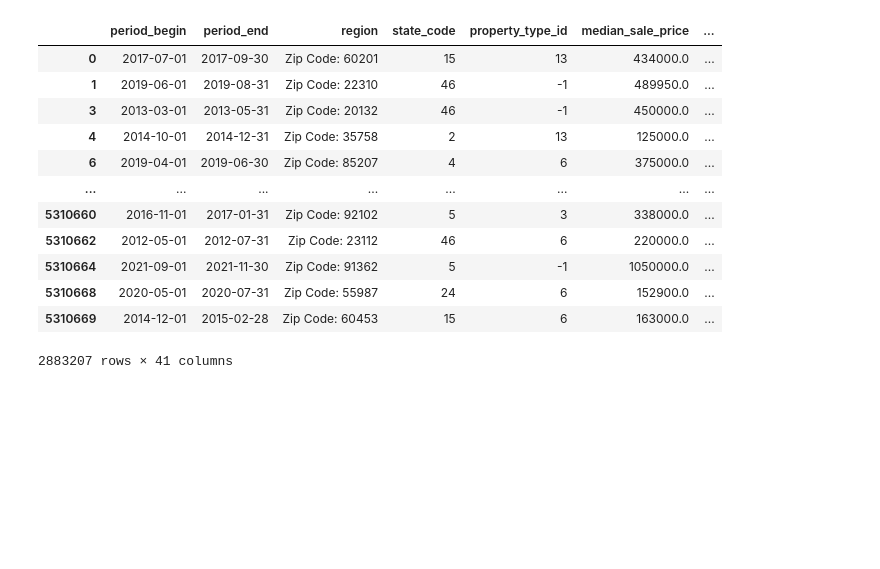
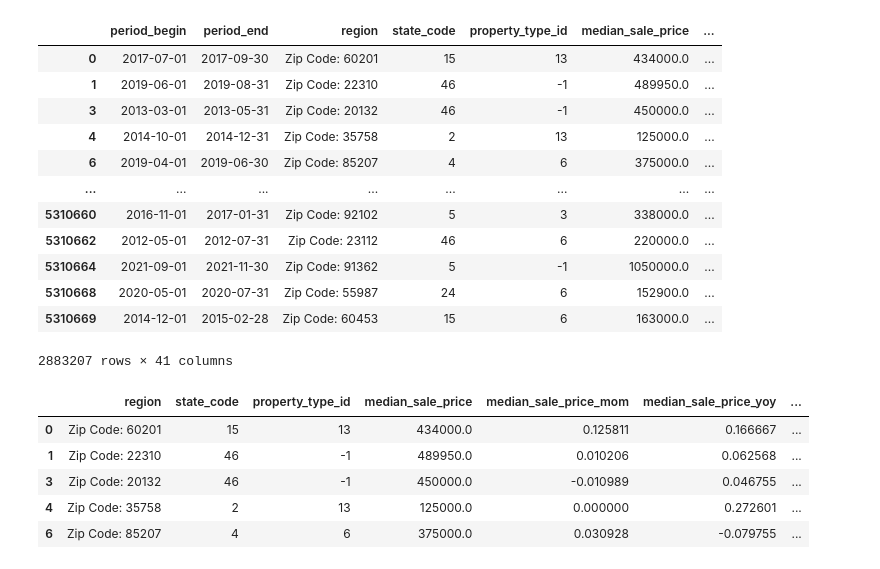
Before and after one commit to wbelayne21/Project, a Jupyter notebook: Housing.ipynb, the cells around one changed output. Cells and saved outputs as stored; diff of their text form; code cells hidden in the pictures; blank space fills up the shorter version.

```diff
--- a/Housing.ipynb
+++ b/Housing.ipynb
@@ -236,3 +236,13 @@ See the caveats in the documentation: https://pandas.pydata.org/pandas-docs/stab
 | 5310668 | 2020-05-01 | 2020-07-31 | Zip Code: 55987 | 24 | 6 | 152900.0 | ... |
 | 5310669 | 2014-12-01 | 2015-02-28 | Zip Code: 60453 | 15 | 6 | 163000.0 | ... |
 2883207 rows × 41 columns
+# %%
+df = df.drop(columns = ["period_begin","period_end"])
+df.head()
+# %% [output]
+|  | region | state_code | property_type_id | median_sale_price | median_sale_price_mom | median_sale_price_yoy | ... |
+| 0 | Zip Code: 60201 | 15 | 13 | 434000.0 | 0.125811 | 0.166667 | ... |
+| 1 | Zip Code: 22310 | 46 | -1 | 489950.0 | 0.010206 | 0.062568 | ... |
+| 3 | Zip Code: 20132 | 46 | -1 | 450000.0 | -0.010989 | 0.046755 | ... |
+| 4 | Zip Code: 35758 | 2 | 13 | 125000.0 | 0.000000 | 0.272601 | ... |
+| 6 | Zip Code: 85207 | 4 | 6 | 375000.0 | 0.030928 | -0.079755 | ... |
```
Also changed, not shown: parts of 3 cells of this notebook.
